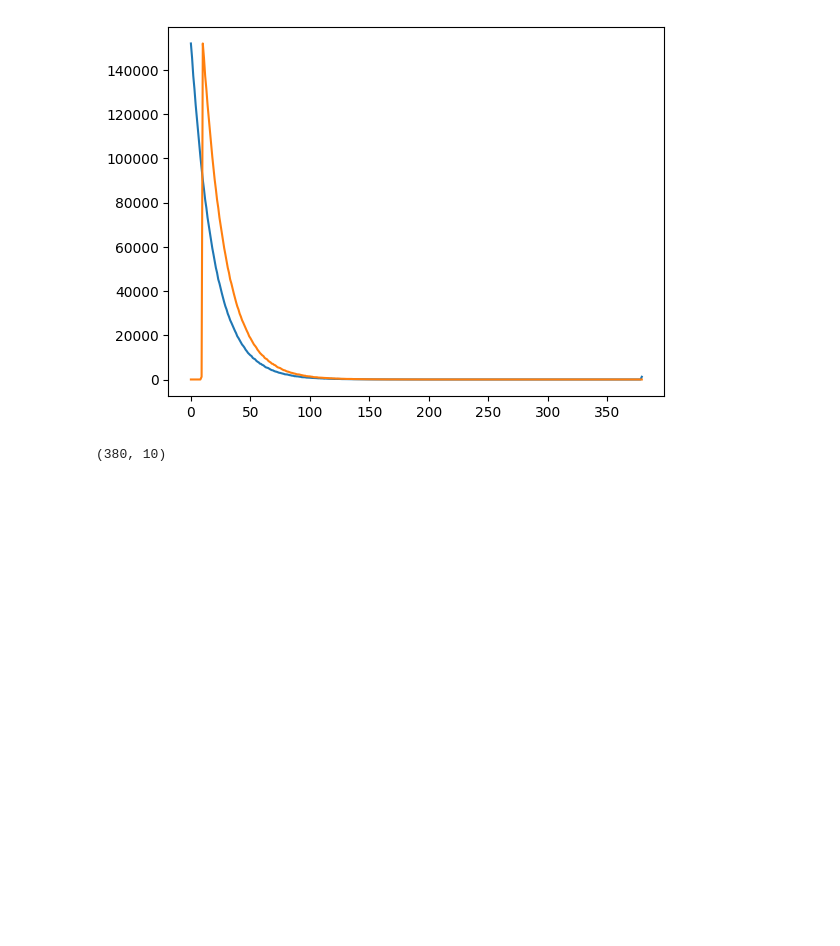
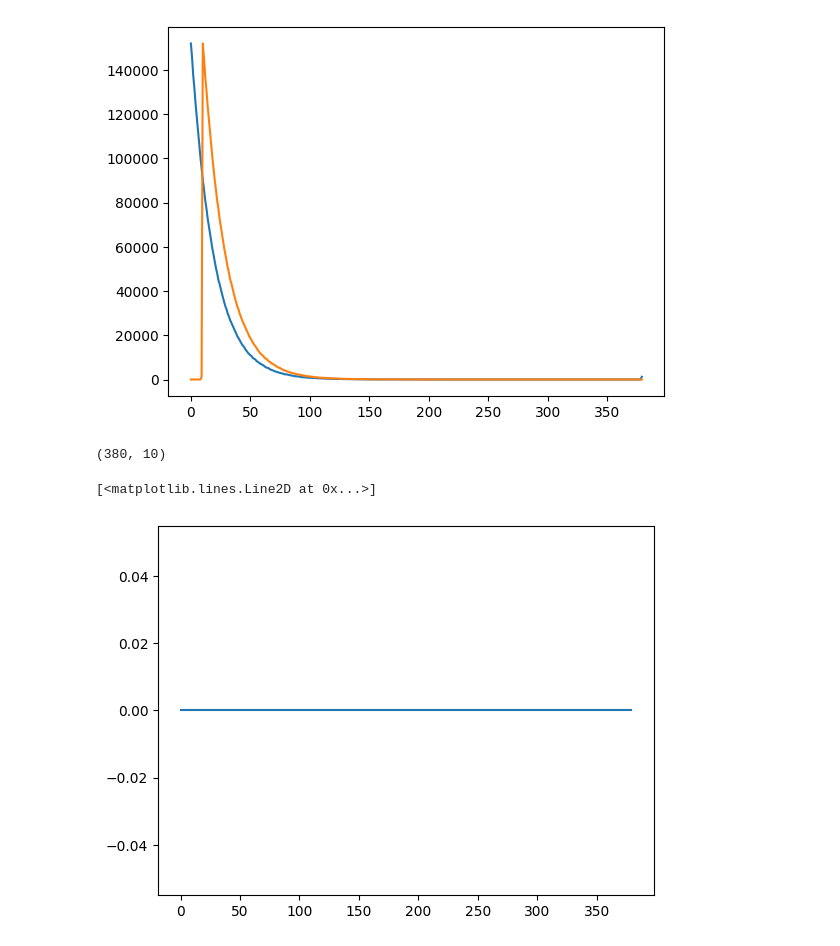
Before and after one commit to ngcnpeter/Y3_Group_Project_2B, a Jupyter notebook: TCSPC-simulation/2Bsimulation.ipynb, the cells around one changed output. Drawn from its saved outputs; the diff is of its cells as text; code cells hidden in the pictures; blank space fills up the shorter version.

```diff
--- a/TCSPC-simulation/2Bsimulation.ipynb
+++ b/TCSPC-simulation/2Bsimulation.ipynb
@@ -795,3 +806,9 @@ plt.plot(y_matlab[4])
 np.shape(np.genfromtxt('decay_data/mono_exp.csv', delimiter=','))
 # %% [output]
 (380, 10)
+# %%
+t=np.linspace(0,20,380)
+plt.plot(stats.norm.pdf(t,10/19,1e-5))
+# %% [output]
+[<matplotlib.lines.Line2D at 0x...>]
+[figure, added]
```
Also changed, not shown: parts of 5 cells of this notebook, 3 other files.
